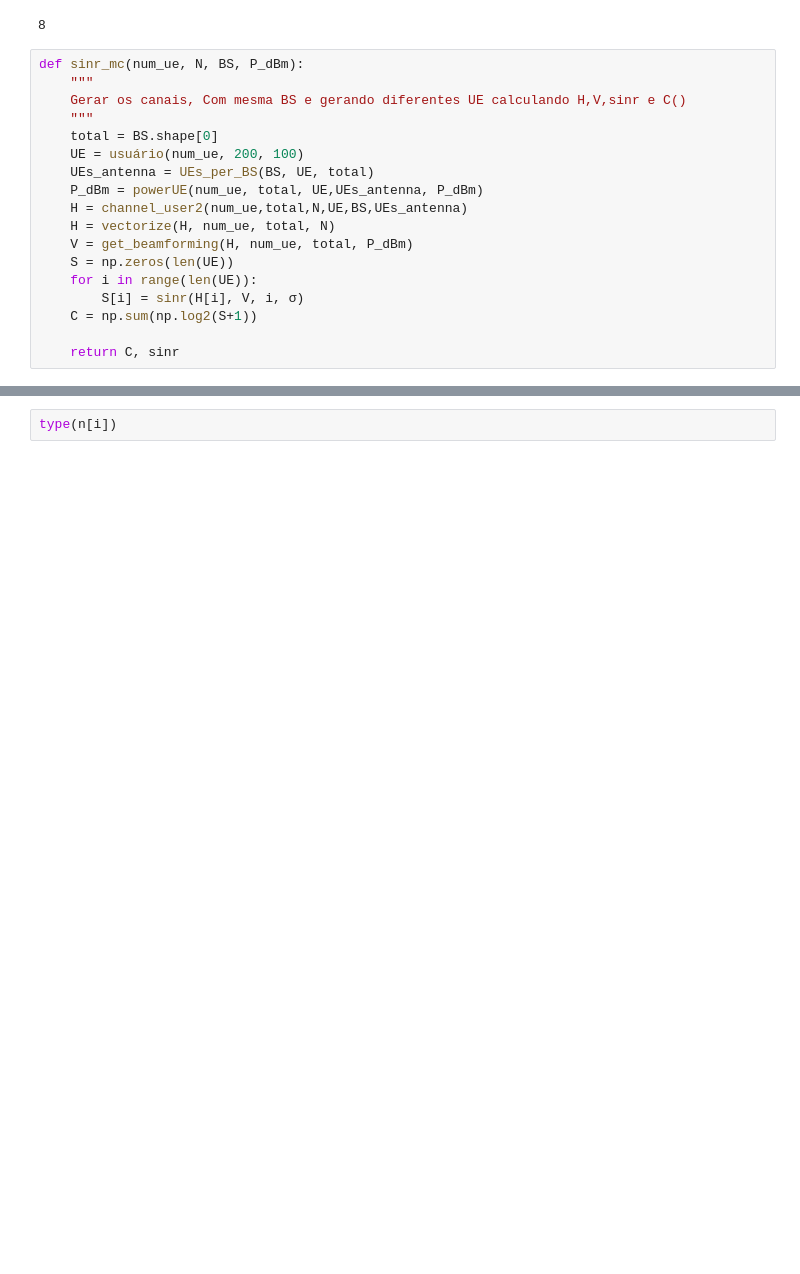
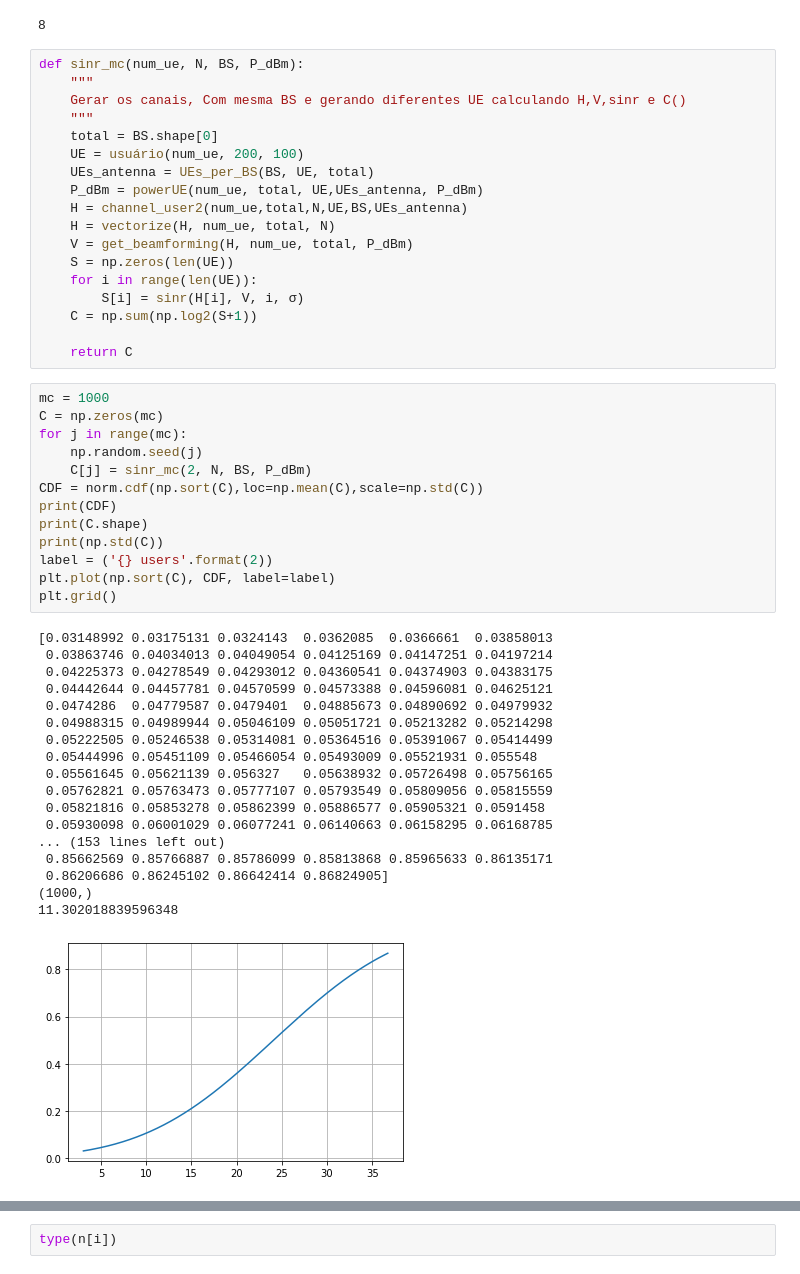
Before and after one commit to WissamMelo/cellfree_ic, a Jupyter notebook: Cellfree_Channel.ipynb, the cells around one changed output, grey strips where cells are left out. Drawn from its saved outputs; the diff is of its cells as text; blank space fills up the shorter version.

```diff
--- a/Cellfree_Channel.ipynb
+++ b/Cellfree_Channel.ipynb
@@ -347,4 +346,36 @@ def sinr_mc(num_ue, N, BS, P_dBm):
         S[i] = sinr(H[i], V, i, σ)
     C = np.sum(np.log2(S+1))
 
-    return C, sinr
+    return C
+# %%
+mc = 1000
+C = np.zeros(mc)
+for j in range(mc):
+    np.random.seed(j)
+    C[j] = sinr_mc(2, N, BS, P_dBm)
+CDF = norm.cdf(np.sort(C),loc=np.mean(C),scale=np.std(C))
+print(CDF)
+print(C.shape)
+print(np.std(C))
+label = ('{} users'.format(2))
+plt.plot(np.sort(C), CDF, label=label)
+plt.grid()
+# %% [output]
+[0.03148992 0.03175131 0.0324143  0.0362085  0.0366661  0.03858013
+ 0.03863746 0.04034013 0.04049054 0.04125169 0.04147251 0.04197214
+ 0.04225373 0.04278549 0.04293012 0.04360541 0.04374903 0.04383175
+ 0.04442644 0.04457781 0.04570599 0.04573388 0.04596081 0.04625121
+ 0.0474286  0.04779587 0.0479401  0.04885673 0.04890692 0.04979932
+ 0.04988315 0.04989944 0.05046109 0.05051721 0.05213282 0.05214298
+ 0.05222505 0.05246538 0.05314081 0.05364516 0.05391067 0.05414499
+ 0.05444996 0.05451109 0.05466054 0.05493009 0.05521931 0.055548
+ 0.05561645 0.05621139 0.056327   0.05638932 0.05726498 0.05756165
+ 0.05762821 0.05763473 0.05777107 0.05793549 0.05809056 0.05815559
+ 0.05821816 0.05853278 0.05862399 0.05886577 0.05905321 0.0591458
+ 0.05930098 0.06001029 0.06077241 0.06140663 0.06158295 0.06168785
+... (153 lines left out)
+ 0.85662569 0.85766887 0.85786099 0.85813868 0.85965633 0.86135171
+ 0.86206686 0.86245102 0.86642414 0.86824905]
+(1000,)
+11.302018839596348
+[figure, added]
```
Also changed, not shown: parts of 20 cells of this notebook.
